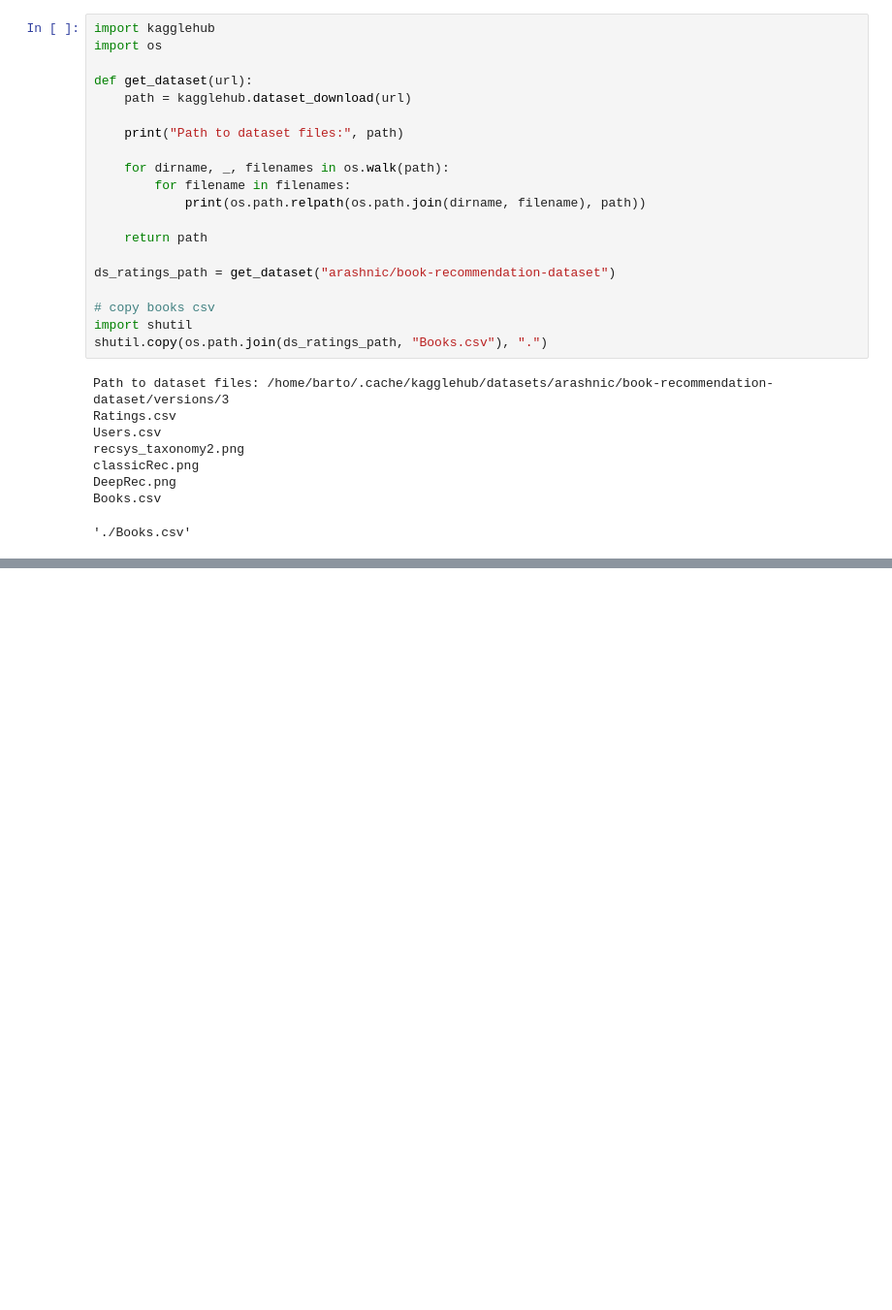
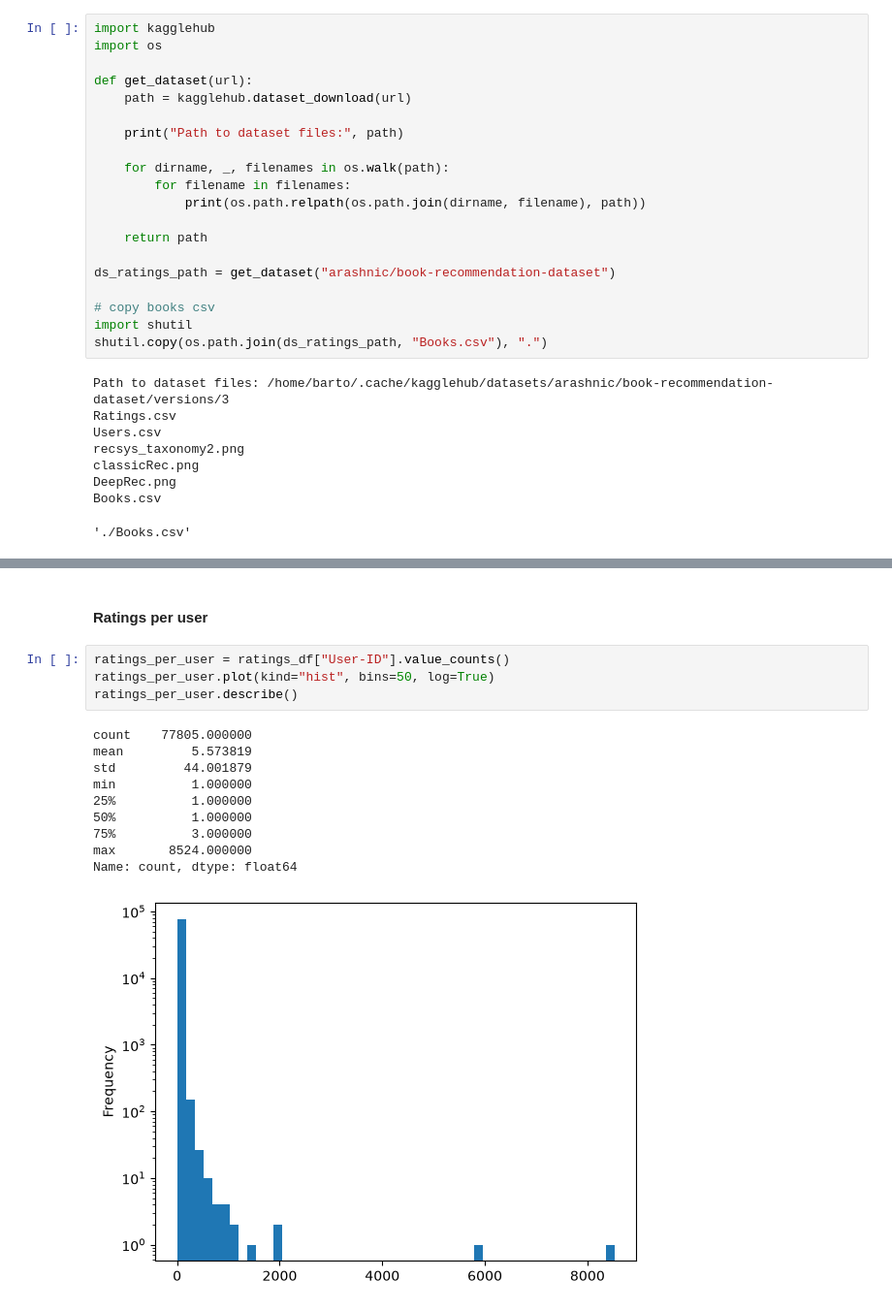
Before and after one commit to brtkkndrl/book-recommendation, a Jupyter notebook: main.ipynb, the cells around one changed output, grey strips where cells are left out. Shown at 97% size. Cells and saved outputs as stored; diff of their text form; blank space fills up the shorter version.

```diff
--- a/main.ipynb
+++ b/main.ipynb
@@ -90,0 +98,17 @@ Users with at least 10 ratings: 7334
+# %% [markdown]
+#### Ratings per user
+# %%
+ratings_per_user = ratings_df["User-ID"].value_counts()
+ratings_per_user.plot(kind="hist", bins=50, log=True)
+ratings_per_user.describe()
+# %% [output]
+count    77805.000000
+mean         5.573819
+std         44.001879
+min          1.000000
+25%          1.000000
+50%          1.000000
+75%          3.000000
+max       8524.000000
+Name: count, dtype: float64
+[figure, added]
```
Also changed, not shown: parts of 15 cells of this notebook.
